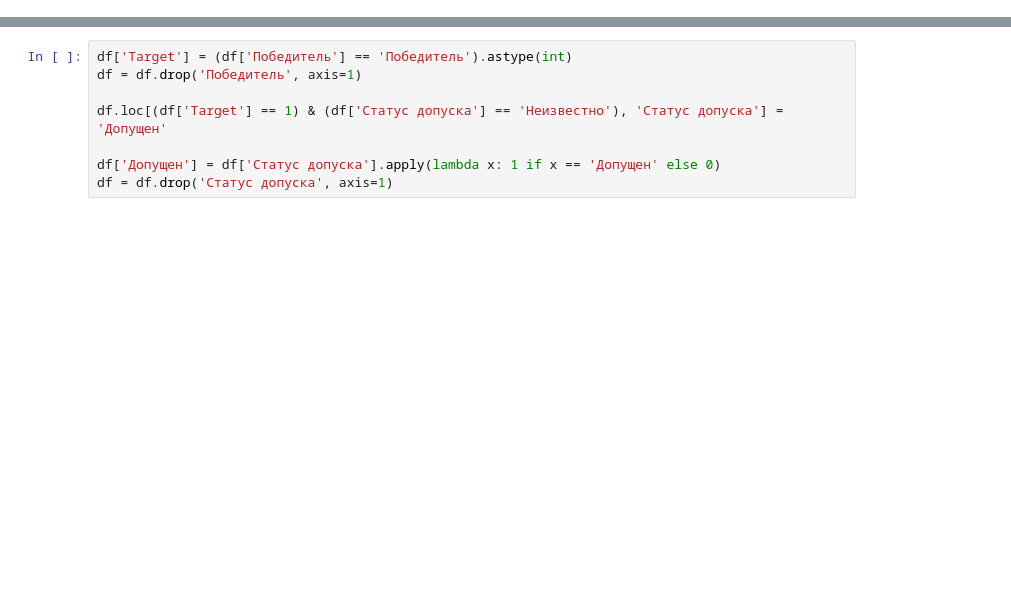
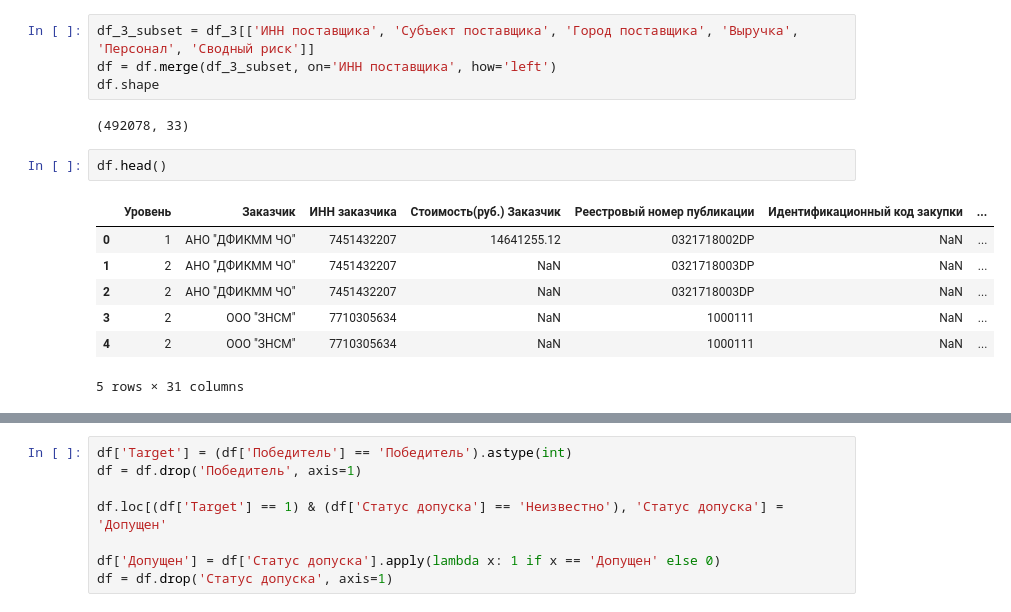
Before and after one commit to polinaryltseva/b2b_reccomendation_systems, a Jupyter notebook: eda_analysis_base_models.ipynb, the cells around one changed output, grey strips where cells are left out. Drawn from its saved outputs; the diff is of its cells as text; blank space fills up the shorter version.

```diff
--- a/eda_analysis_base_models.ipynb
+++ b/eda_analysis_base_models.ipynb
@@ -40,0 +504,16 @@ df.shape
+# %%
+df_3_subset = df_3[['ИНН поставщика', 'Субъект поставщика', 'Город поставщика', 'Выручка', 'Персонал', 'Сводный риск']]
+df = df.merge(df_3_subset, on='ИНН поставщика', how='left')
+df.shape
+# %% [output]
+(492078, 33)
+# %%
+df.head()
+# %% [output]
+|  | Уровень | Заказчик | ИНН заказчика | Стоимость(руб.) Заказчик | Реестровый номер публикации | Идентификационный код закупки | ... |
+| 0 | 1 | АНО "ДФИКММ ЧО" | 7451432207 | 14641255.12 | 0321718002DP | NaN | ... |
+| 1 | 2 | АНО "ДФИКММ ЧО" | 7451432207 | NaN | 0321718003DP | NaN | ... |
+| 2 | 2 | АНО "ДФИКММ ЧО" | 7451432207 | NaN | 0321718003DP | NaN | ... |
+| 3 | 2 | ООО "ЗНСМ" | 7710305634 | NaN | 1000111 | NaN | ... |
+| 4 | 2 | ООО "ЗНСМ" | 7710305634 | NaN | 1000111 | NaN | ... |
+5 rows × 31 columns
```
Also changed, not shown: parts of 99 cells of this notebook.
